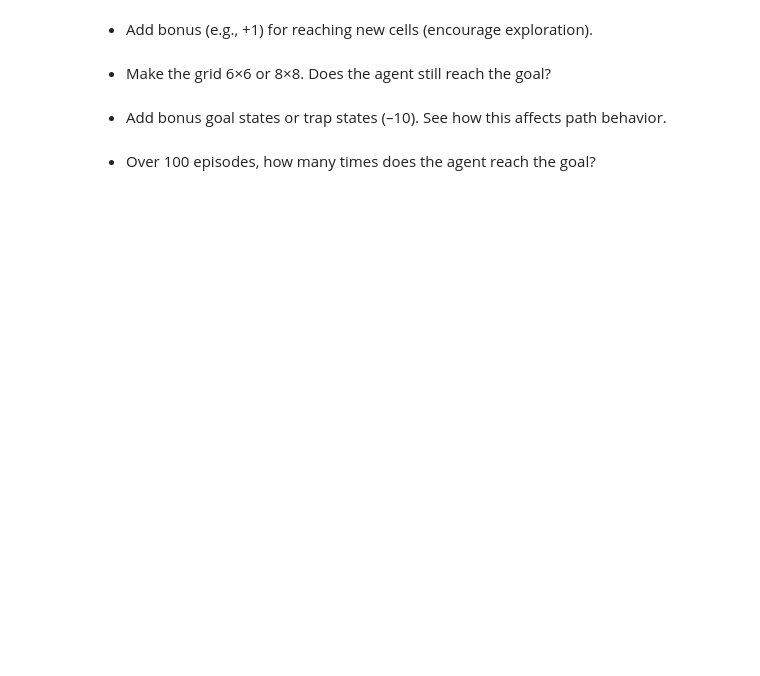
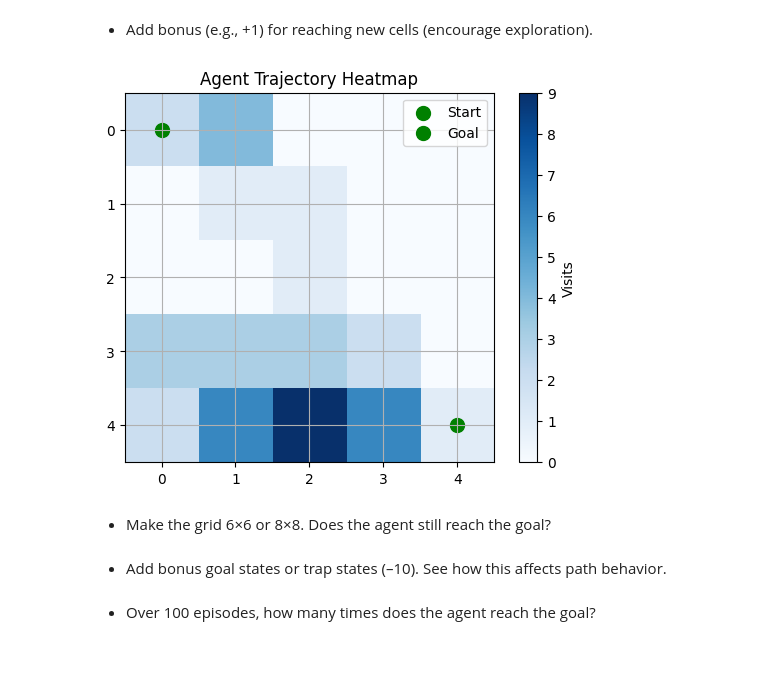
Before and after one commit to S-Prasad-M/Reinforcement-Lab-Exps, a Jupyter notebook: RL_Lab_Work.ipynb, the cells around one changed output. Drawn from its saved outputs; the diff is of its cells as text; code cells hidden in the pictures; blank space fills up the shorter version.

```diff
--- a/RL_Lab_Work.ipynb
+++ b/RL_Lab_Work.ipynb
@@ -179,73 +118,35 @@ Episode 6: Total Reward = -4, Steps = 51
 # %% [markdown]
 - Add bonus (e.g., +1) for reaching new cells (encourage exploration).
 # %%
+REWARD_GOAL = 10
+REWARD_NEW = 1
 
-import numpy as np
-import matplotlib.pyplot as plt
+visited_states = set()
 
-# Gridworld Environment Setup
-GRID_SIZE = 5  # Define the size of the grid (5x5)
-ACTIONS = ['up', 'down', 'left', 'right']  # Possible actions the agent can take
-ACTION_DICT = {'up': (-1, 0), 'down': (1, 0), 'left': (0, -1), 'right': (0, 1)}  # Map actions to state changes
-GOAL_STATE = (4, 4)  # Define the goal state in the grid
-MAX_STEPS = 50  # Maximum steps allowed per episode
-EPISODE = 10  # Number of episodes to simulate
-REWARD_ = 10  # Reward for reaching the goal state
-
-
-# Function to visualize the trajectory of the agent
-def plot_trajectory(trajectory, goal_reached):
-    grid = np.zeros((GRID_SIZE, GRID_SIZE))  # Initialize a grid to track visits
-    for (x, y) in trajectory:  # Increment visit count for each cell in the trajectory
-        grid[x, y] += 1
-    plt.imshow(grid, cmap='Blues', origin='upper')  # Display the grid as a heatmap
-    plt.title("Agent Trajectory Heatmap")  # Add a title to the plot
-    plt.colorbar(label="Visits")  # Add a color bar to indicate visit frequency
-    plt.scatter(0, 0, c='green', s=100, label='Start')  # Mark the start state
-    goal_color = 'green' if goal_reached else 'red'  # Change goal marker color based on goal_reached
-    plt.scatter(4, 4, c=goal_color, s=100, label='Goal')  # Mark the goal state
-    plt.legend()  # Add a legend to the plot
-    plt.grid(True)  # Display grid lines
-    plt.show()  # Show the plot
-
-# Function to check if a state is valid (within grid boundaries)
-def is_valid_state(state):
-    return 0 <= state[0] < GRID_SIZE and 0 <= state[1] < GRID_SIZE
-
-# Function to perform a step in the environment
 def step(state, action):
-    move = ACTION_DICT[action]  # Get the movement associated with the action
-    new_state = (state[0] + move[0], state[1] + move[1])  # Calculate the new state
-    if not is_valid_state(new_state):  # Check if the new state is out of bounds
-        new_state = state  # Stay in the same state if out of bounds
-    reward = REWARD_ if new_state == GOAL_STATE else 0  # Assign reward for reaching the goal state
-    done = (new_state == GOAL_STATE)  # Check if the episode is done
+    move = ACTION_DICT[action]
+    new_state = (state[0] + move[0], state[1] + move[1])
+    if not is_valid_state(new_state):
+        new_state = state
+        reward = -1
+    elif new_state == GOAL_STATE:
+        reward = REWARD_GOAL
+    elif new_state not in visited_states:
+        visited_states.add(new_state)
+        reward = REWARD_NEW
+    else:
+        reward = 0
+    done = (new_state == GOAL_STATE)
     return new_state, reward, done
 
-# Function to simulate one episode of the agent's interaction with the environment
-def run_episode():
-    state = (0, 0)  # Initialize the agent's starting state
-    total_reward = 0  # Initialize total reward for the episode
-    trajectory = [state]  # Track the agent's trajectory
-    for step_num in range(MAX_STEPS):  # Loop for a maximum number of steps
-        action = np.random.choice(ACTIONS)  # Select an action randomly
-        next_state, reward, done = step(state, action)  # Perform the action and get the result
-        trajectory.append(next_state)  # Append the new state to the trajectory
-        total_reward += reward  # Accumulate the reward
-        state = next_state  # Update the current state
-        if done:  # Exit the loop if the goal state is reached
-            break
-    return trajectory, total_reward
-
-# Run multiple episodes and print results
 for ep in range(EPISODE):
-    traj, reward = run_episode()  # Simulate an episode
-    goal_reached = traj[-1] == GOAL_STATE  # Check if the goal was reached in the episode
-    plot_trajectory(traj, goal_reached)  # Visualize the trajectory with goal marker color
-    print(f"Episode {ep+1}: Total Reward = {reward}, Steps = {len(traj)}")  # Log the results
-
-
-plot_trajectory(traj)  # Visualize the trajectory of the last episode
+    traj, reward = run_episode()
+    # goal_reached = traj[-1] == GOAL_STATE
+    # print(f"Episode {ep+1}: Total Reward = {reward}, Steps = {len(traj)}")
+goal_reached = traj[-1] == GOAL_STATE
+plot_trajectory(traj, goal_reached)
+# %% [output]
+[figure, added]
 # %% [markdown]
 - Make the grid 6×6 or 8×8. Does the agent still reach the goal?
 # %% [markdown]
```
Also changed, not shown: parts of 3 cells of this notebook.
